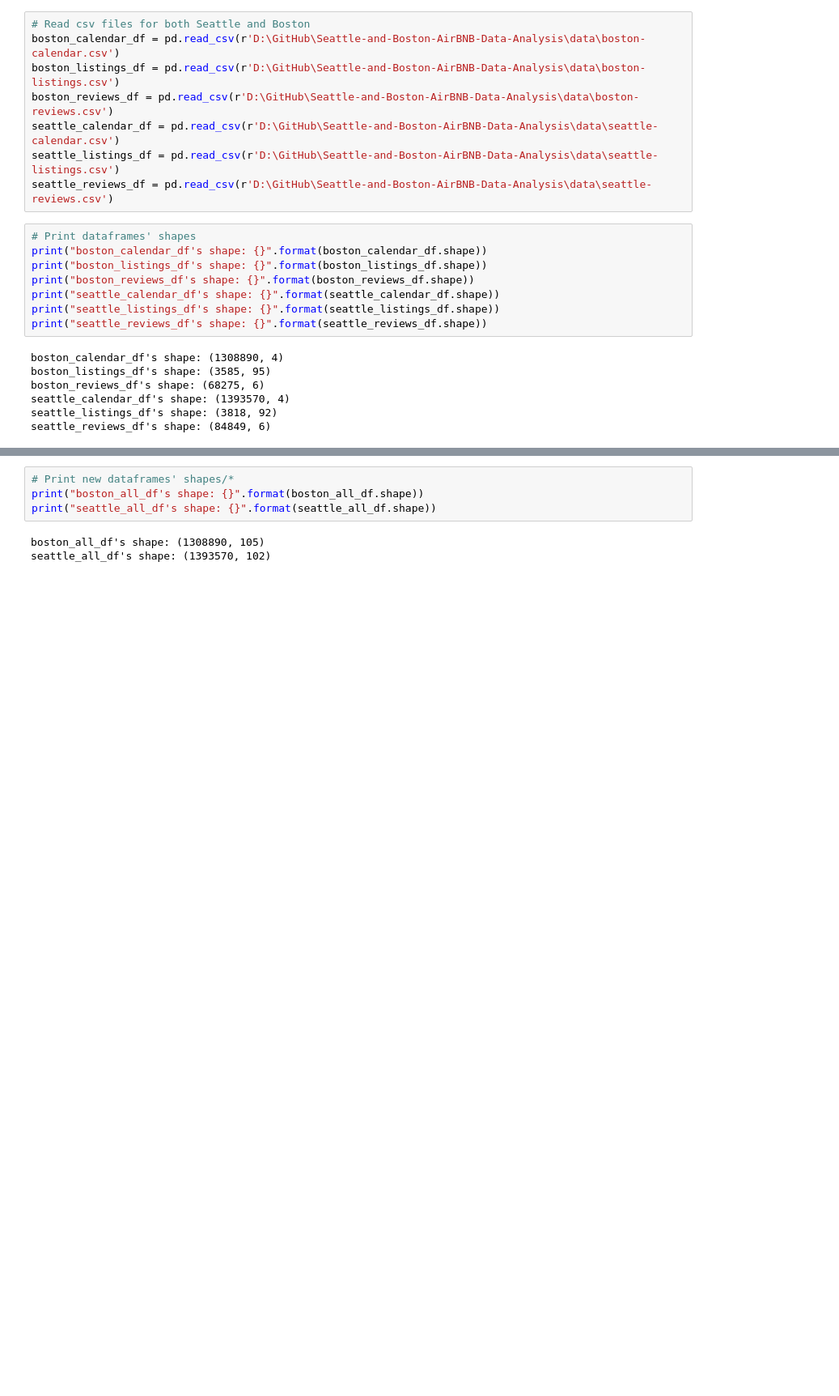
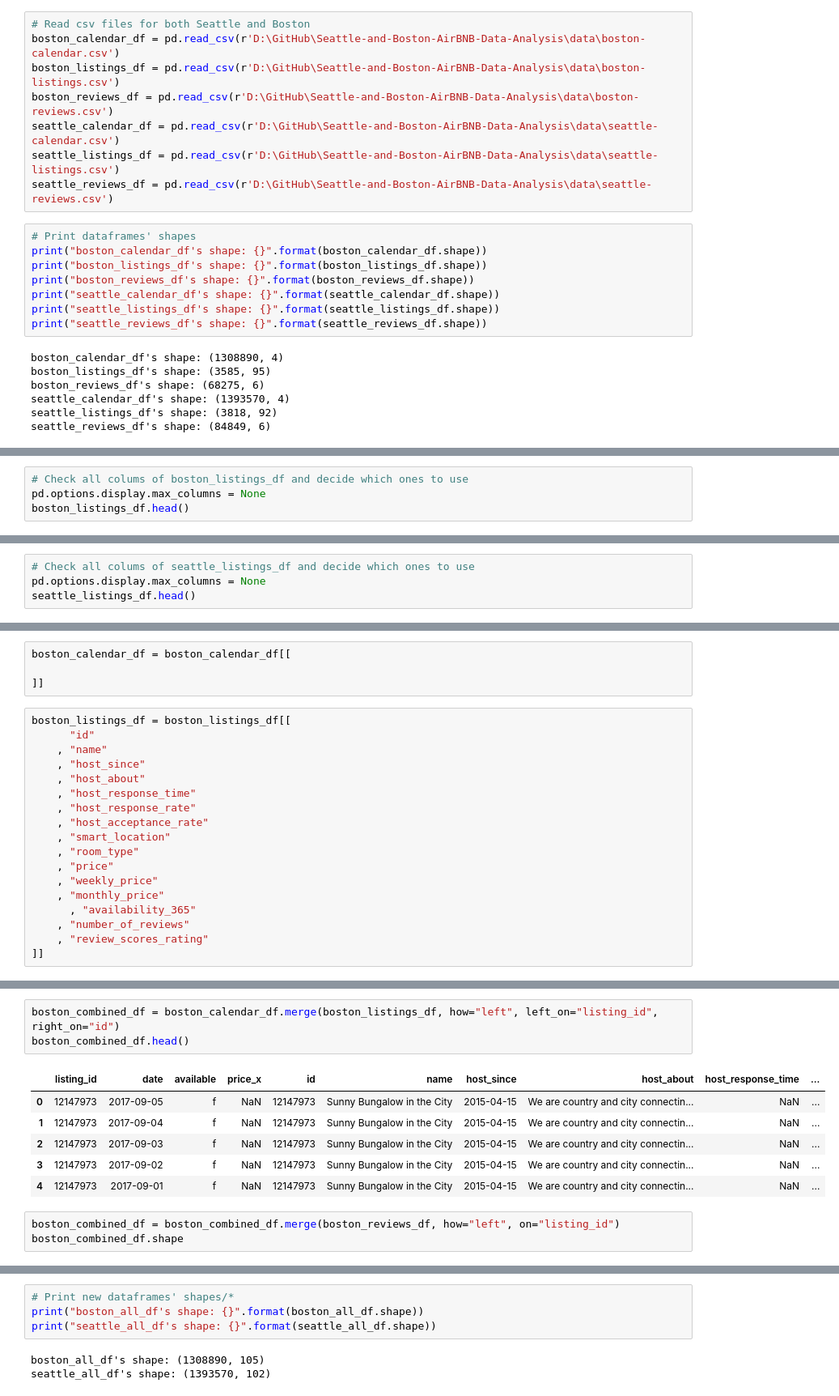
Before and after one commit to efebuyuk/Seattle-and-Boston-AirBNB-Data-Analysis, a Jupyter notebook: airbnb_data_analysis.ipynb, the cells around one changed output, grey strips where cells are left out. Shown at 81% size. Drawn from its saved outputs; the diff is of its cells as text; blank space fills up the shorter version.

```diff
--- a/airbnb_data_analysis.ipynb
+++ b/airbnb_data_analysis.ipynb
@@ -39,0 +32,4 @@ seattle_all_df = pd.concat(seattle_frames, axis=1)
+# %%
+# Check all colums of boston_listings_df and decide which ones to use
+pd.options.display.max_columns = None
+boston_listings_df.head()
@@ -39,0 +43,4 @@ seattle_all_df = pd.concat(seattle_frames, axis=1)
+# %%
+# Check all colums of seattle_listings_df and decide which ones to use
+pd.options.display.max_columns = None
+seattle_listings_df.head()
@@ -39,0 +54,22 @@ seattle_all_df = pd.concat(seattle_frames, axis=1)
+# %%
+boston_calendar_df = boston_calendar_df[[
+
+]]
+# %%
+boston_listings_df = boston_listings_df[[
+      "id"
+    , "name"
+    , "host_since"
+    , "host_about"
+    , "host_response_time"
+    , "host_response_rate"
+    , "host_acceptance_rate"
+    , "smart_location"
+    , "room_type"
+    , "price"
+    , "weekly_price"
+    , "monthly_price"
+	  , "availability_365"
+    , "number_of_reviews"
+    , "review_scores_rating"
+]]
@@ -39,0 +94,13 @@ seattle_all_df = pd.concat(seattle_frames, axis=1)
+# %%
+boston_combined_df = boston_calendar_df.merge(boston_listings_df, how="left", left_on="listing_id", right_on="id")
+boston_combined_df.head()
+# %% [output]
+|  | listing_id | date | available | price_x | id | name | host_since | host_about | host_response_time | ... |
+| 0 | 12147973 | 2017-09-05 | f | NaN | 12147973 | Sunny Bungalow in the City | 2015-04-15 | We are country and city connectin... | NaN | ... |
+| 1 | 12147973 | 2017-09-04 | f | NaN | 12147973 | Sunny Bungalow in the City | 2015-04-15 | We are country and city connectin... | NaN | ... |
+| 2 | 12147973 | 2017-09-03 | f | NaN | 12147973 | Sunny Bungalow in the City | 2015-04-15 | We are country and city connectin... | NaN | ... |
+| 3 | 12147973 | 2017-09-02 | f | NaN | 12147973 | Sunny Bungalow in the City | 2015-04-15 | We are country and city connectin... | NaN | ... |
+| 4 | 12147973 | 2017-09-01 | f | NaN | 12147973 | Sunny Bungalow in the City | 2015-04-15 | We are country and city connectin... | NaN | ... |
+# %%
+boston_combined_df = boston_combined_df.merge(boston_reviews_df, how="left", on="listing_id")
+boston_combined_df.shape
```
Also changed, not shown: parts of 11 cells of this notebook.
